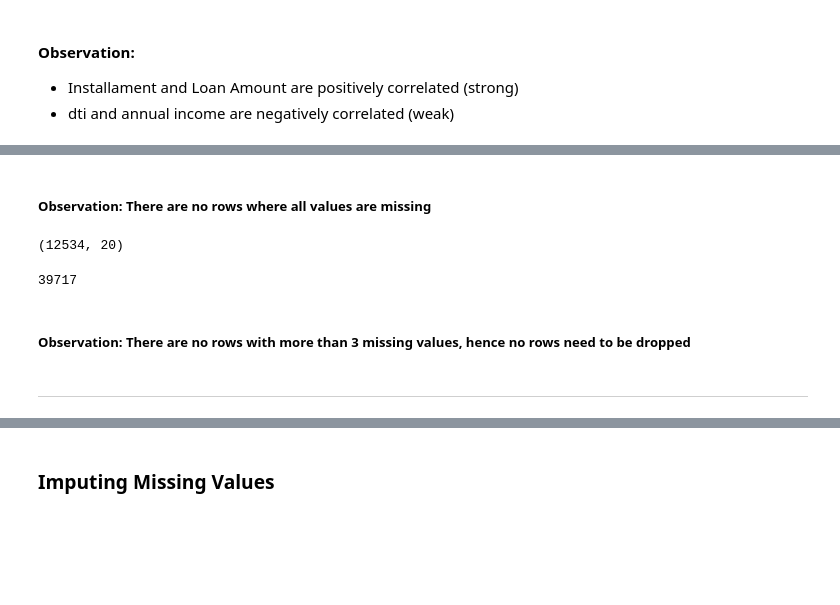
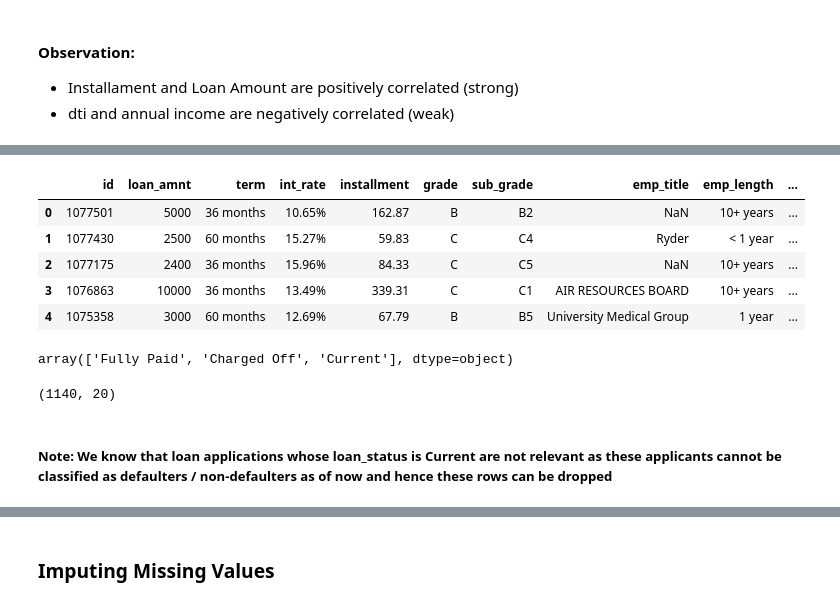
Before and after one commit to ayushxx7/EDA-LendingClubCaseStudy, a Jupyter notebook: LendingClubCaseStudy.ipynb, the cells around one changed output, grey strips where cells are left out. Saved outputs shown, nothing was run; the diff lists cells and outputs as text; code cells hidden in the pictures; blank space fills up the shorter version.

```diff
--- a/LendingClubCaseStudy.ipynb
+++ b/LendingClubCaseStudy.ipynb
@@ -301,14 +318,19 @@ loan_df.dropna(how='all', axis=0).shape
-# %% [markdown]
-##### Observation: There are no rows where all values are missing
-# %%
-loan_df.dropna().shape
-# %% [output]
-(12534, 20)
-# %%
-len(loan_df[loan_df.isnull().sum(axis=1) <= 3])
-# %% [output]
-39717
-# %% [markdown]
-##### Observation: There are no rows with more than 3 missing values, hence no rows need to be dropped
-# %% [markdown]
----
+# %%
+loan_df.head()
+# %% [output]
+|  | id | loan_amnt | term | int_rate | installment | grade | sub_grade | emp_title | emp_length | ... |
+| 0 | 1077501 | 5000 | 36 months | 10.65% | 162.87 | B | B2 | NaN | 10+ years | ... |
+| 1 | 1077430 | 2500 | 60 months | 15.27% | 59.83 | C | C4 | Ryder | < 1 year | ... |
+| 2 | 1077175 | 2400 | 36 months | 15.96% | 84.33 | C | C5 | NaN | 10+ years | ... |
+| 3 | 1076863 | 10000 | 36 months | 13.49% | 339.31 | C | C1 | AIR RESOURCES BOARD | 10+ years | ... |
+| 4 | 1075358 | 3000 | 60 months | 12.69% | 67.79 | B | B5 | University Medical Group | 1 year | ... |
+# %%
+loan_df.loan_status.unique()
+# %% [output]
+array(['Fully Paid', 'Charged Off', 'Current'], dtype=object)
+# %%
+loan_df[loan_df.loan_status == 'Current'].shape
+# %% [output]
+(1140, 20)
+# %% [markdown]
+##### Note: We know that loan applications whose loan_status is Current are not relevant as these applicants cannot be classified as defaulters / non-defaulters as of now and hence these rows can be dropped
```
Also changed, not shown: parts of 53 cells of this notebook.
